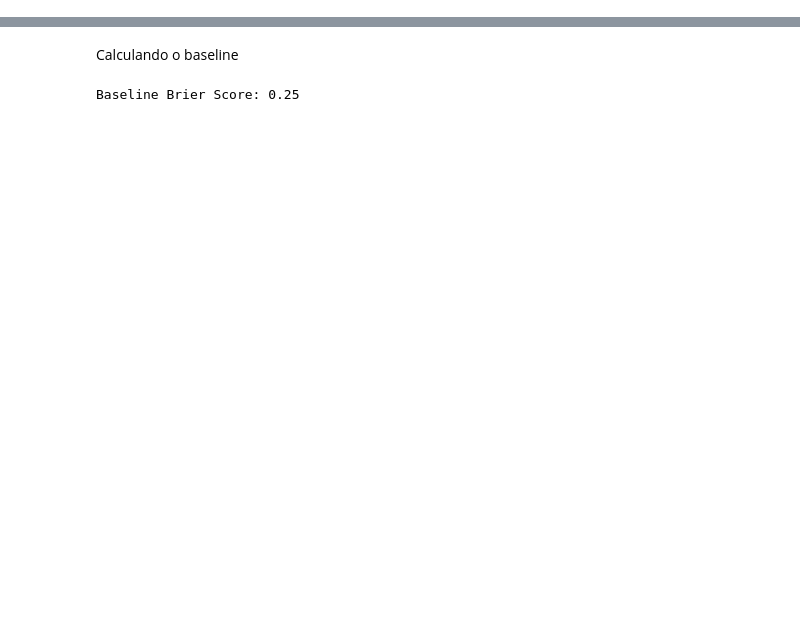
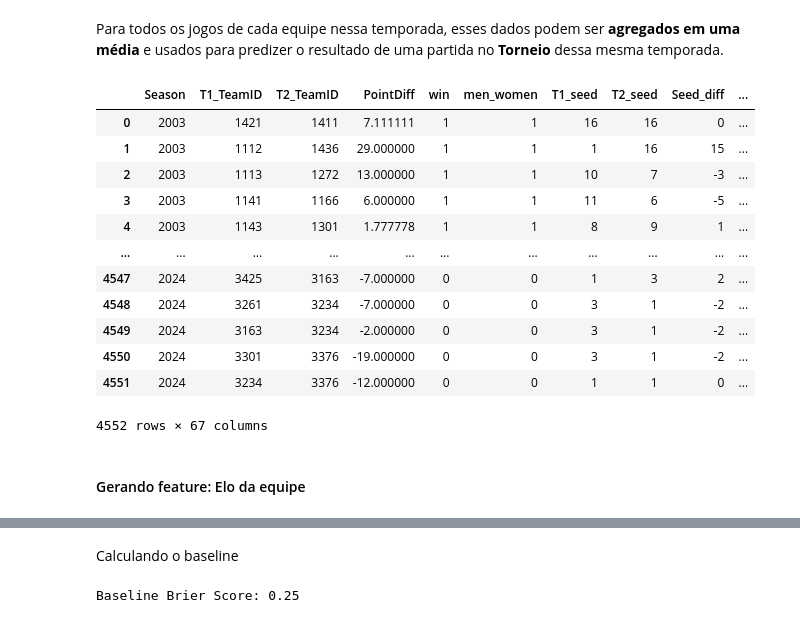
Before and after one commit to manel018/TP01-IC-Basketball-Forecasting, a Jupyter notebook: main.ipynb, the cells around one changed output, grey strips where cells are left out. Cells and saved outputs as stored; diff of their text form; code cells hidden in the pictures; blank space fills up the shorter version.

```diff
--- a/main.ipynb
+++ b/main.ipynb
@@ -2,0 +302,46 @@ Importações
+# %%
+# Colunas de estatísticas dos jogos, separadas por time, para usar como features
+boxcols = [
+    "T1_Score", "T1_FGM", "T1_FGA", "T1_FGM3", "T1_FGA3", "T1_FTM", "T1_FTA",
+    "T1_OR", "T1_DR", "T1_Ast", "T1_TO", "T1_Stl", "T1_Blk", "T1_PF",
+    "T2_Score", "T2_FGM", "T2_FGA", "T2_FGM3", "T2_FGA3", "T2_FTM", "T2_FTA",
+    "T2_OR", "T2_DR", "T2_Ast", "T2_TO", "T2_Stl", "T2_Blk", "T2_PF",
+    "PointDiff",
+]
+# %% [markdown]
+Para todos os jogos de cada equipe nessa temporada, esses dados podem ser **agregados em uma média** e usados para predizer o resultado de uma partida no **Torneio** dessa mesma temporada.
+# %%
+# Calculando a média das estatísticas de cada time em cada temporada, para usar como features adicionais
+ss = regular_data.groupby(["Season", "T1_TeamID"])[boxcols].agg("mean").reset_index()
+
+# Criando dataframe separado para as estatísticas do time 1, renomeando as colunas das médias
+ss_T1 = ss.copy()
+ss_T1.columns = ["T1_avg_" + x.replace("T1_", "").replace("T2_", "opponent_") for x in list(ss_T1.columns)]
+# Corrigindo os nomes das colunas de temporada e ID do time, que não se aplica como média
+ss_T1 = ss_T1.rename({"T1_avg_Season": "Season", "T1_avg_TeamID": "T1_TeamID"}, axis=1)
+
+ss_T2 = ss.copy()
+ss_T2.columns = ["T2_avg_" + x.replace("T1_", "").replace("T2_", "opponent_") for x in list(ss_T2.columns)]
+ss_T2 = ss_T2.rename({"T2_avg_Season": "Season", "T2_avg_TeamID": "T2_TeamID"}, axis=1)
+
+# Fazendo o merge das estatísticas médias de ambos os times com os dados dos jogos
+tourney_data = pd.merge(tourney_data, ss_T1, on=["Season", "T1_TeamID"], how="left")
+tourney_data = pd.merge(tourney_data, ss_T2, on=["Season", "T2_TeamID"], how="left")
+
+tourney_data
+# %% [output]
+|  | Season | T1_TeamID | T2_TeamID | PointDiff | win | men_women | T1_seed | T2_seed | Seed_diff | ... |
+| 0 | 2003 | 1421 | 1411 | 7.111111 | 1 | 1 | 16 | 16 | 0 | ... |
+| 1 | 2003 | 1112 | 1436 | 29.000000 | 1 | 1 | 1 | 16 | 15 | ... |
+| 2 | 2003 | 1113 | 1272 | 13.000000 | 1 | 1 | 10 | 7 | -3 | ... |
+| 3 | 2003 | 1141 | 1166 | 6.000000 | 1 | 1 | 11 | 6 | -5 | ... |
+| 4 | 2003 | 1143 | 1301 | 1.777778 | 1 | 1 | 8 | 9 | 1 | ... |
+| ... | ... | ... | ... | ... | ... | ... | ... | ... | ... | ... |
+| 4547 | 2024 | 3425 | 3163 | -7.000000 | 0 | 0 | 1 | 3 | 2 | ... |
+| 4548 | 2024 | 3261 | 3234 | -7.000000 | 0 | 0 | 3 | 1 | -2 | ... |
+| 4549 | 2024 | 3163 | 3234 | -2.000000 | 0 | 0 | 3 | 1 | -2 | ... |
+| 4550 | 2024 | 3301 | 3376 | -19.000000 | 0 | 0 | 3 | 1 | -2 | ... |
+| 4551 | 2024 | 3234 | 3376 | -12.000000 | 0 | 0 | 1 | 1 | 0 | ... |
+4552 rows × 67 columns
+# %% [markdown]
+#### Gerando feature: Elo da equipe
```
Also changed, not shown: parts of 45 cells of this notebook.
